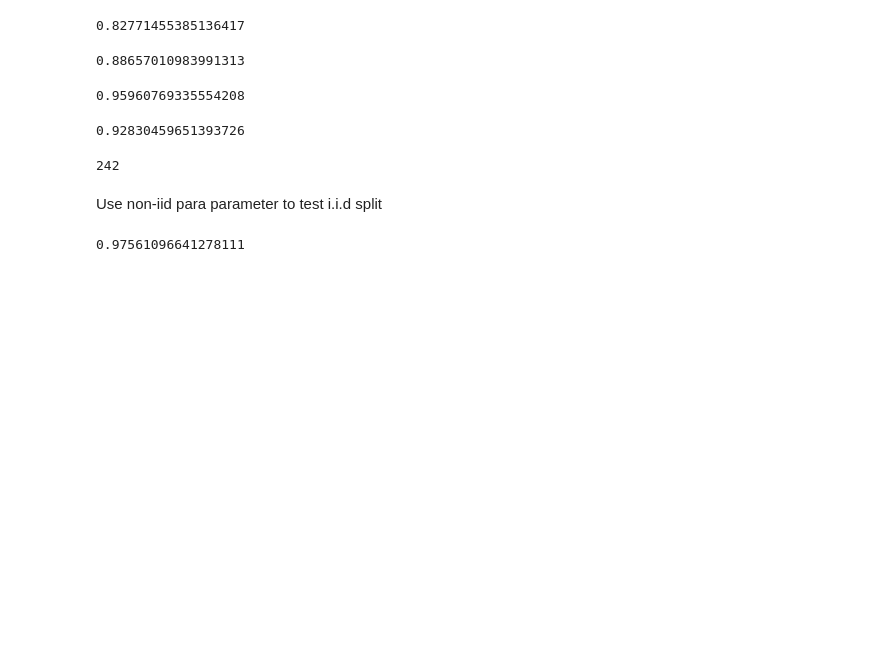
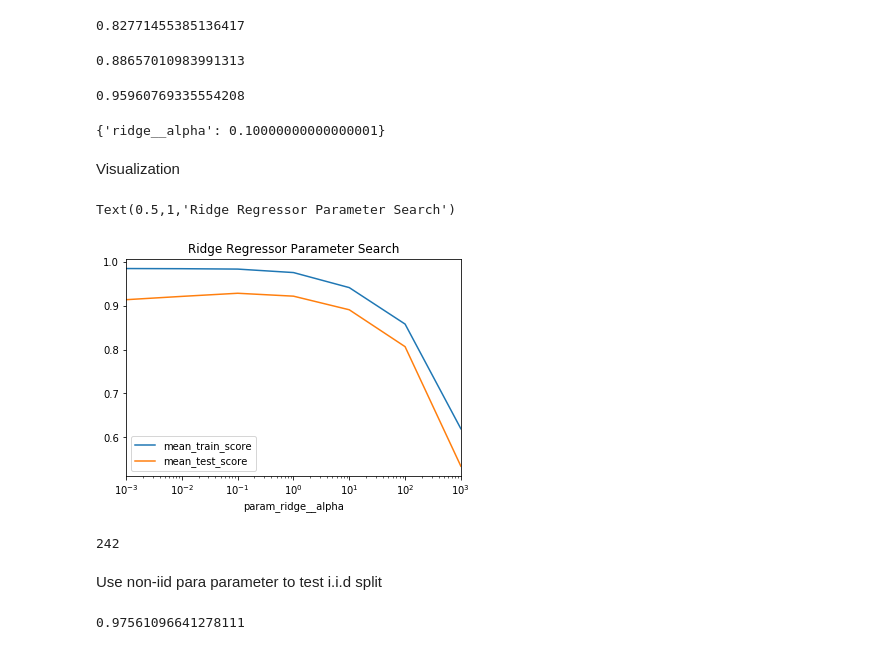
Before and after one commit to applied-ml-spring-18/homework-3-panda-express, a Jupyter notebook: hw3.ipynb, the cells around one changed output. Drawn from its saved outputs; the diff is of its cells as text; code cells hidden in the pictures; blank space fills up the shorter version.

```diff
--- a/hw3.ipynb
+++ b/hw3.ipynb
@@ -204,14 +204,9 @@ X_train_iid, X_test_iid, y_train_iid, y_test_iid = train_test_split(X_fancy_mice
 
 ridge_pipe_s = make_pipeline(StandardScaler(), Ridge())
 param_grid = {'ridge__alpha': np.logspace(-3, 3, 7)}
-grid = GridSearchCV(ridge_pipe_s, param_grid, cv=10)
-grid.fit(X_15_17, y_15_17)
-
-
-ridge_pipe_s_t = make_pipeline(StandardScaler(), Ridge(alpha=float(grid.best_params_['ridge__alpha'])))
-
-ridge_pipe_s_t.fit(X_15_17, y_15_17)
-ridge_pipe_s_t.score(X_18, y_18)
+grid_sc = GridSearchCV(ridge_pipe_s, param_grid, cv=10)
+grid_sc.fit(X_15_17, y_15_17)
+grid_sc.score(X_18, y_18)
 # %% [output]
 0.88657010983991313
 # %%
@@ -229,9 +220,20 @@ ridge_pipe_s_t_mas.score(X_18, y_18)
 # %% [output]
 0.95960769335554208
 # %%
-grid_mas.best_score_
+grid_mas.best_params_
 # %% [output]
-0.92830459651393726
+{'ridge__alpha': 0.10000000000000001}
+# %% [markdown]
+Visualization
+# %%
+results_ridge_mas = pd.DataFrame(grid_mas.cv_results_)
+results_ridge_mas.plot('param_ridge__alpha', 'mean_train_score')
+results_ridge_mas.plot('param_ridge__alpha', 'mean_test_score', ax=plt.gca())
+plt.xscale("log")
+plt.title('Ridge Regressor Parameter Search')
+# %% [output]
+Text(0.5,1,'Ridge Regressor Parameter Search')
+[figure, added]
 # %%
 ind_selected = np.where(fe >= 1)[0]
 len(ind_selected)
```
Also changed, not shown: parts of 11 cells of this notebook.
